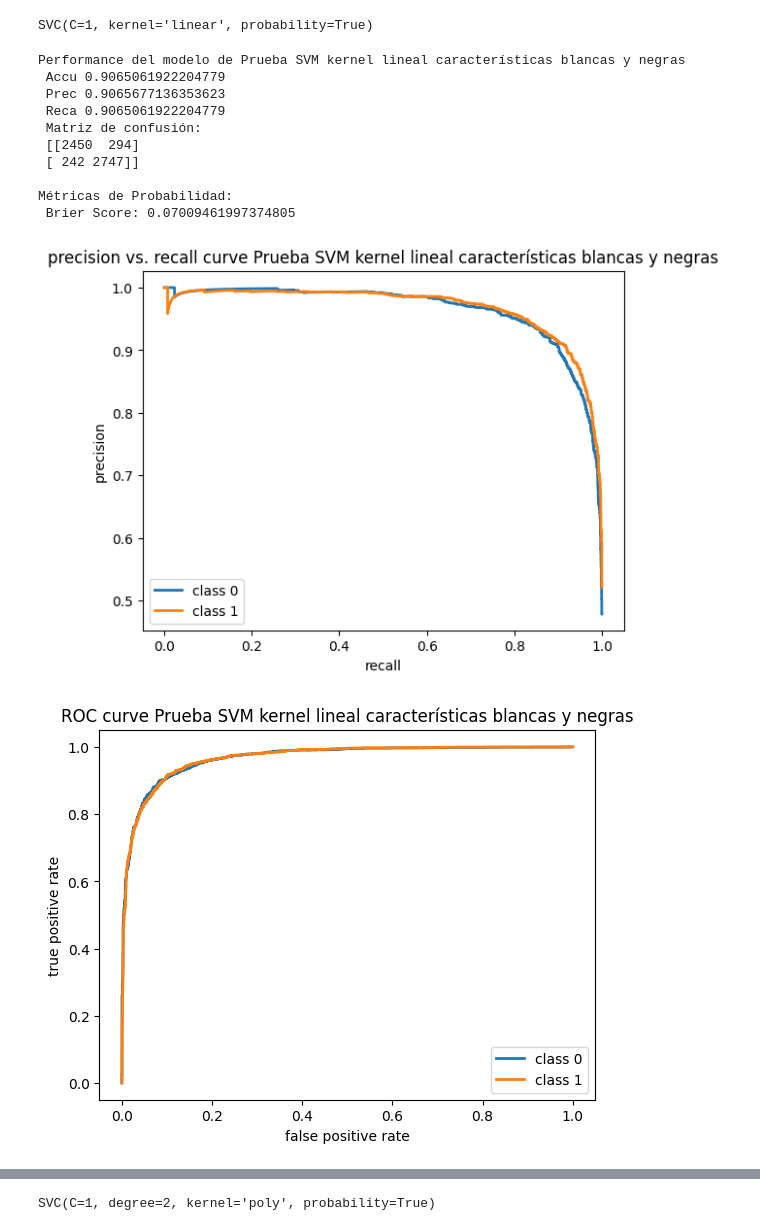
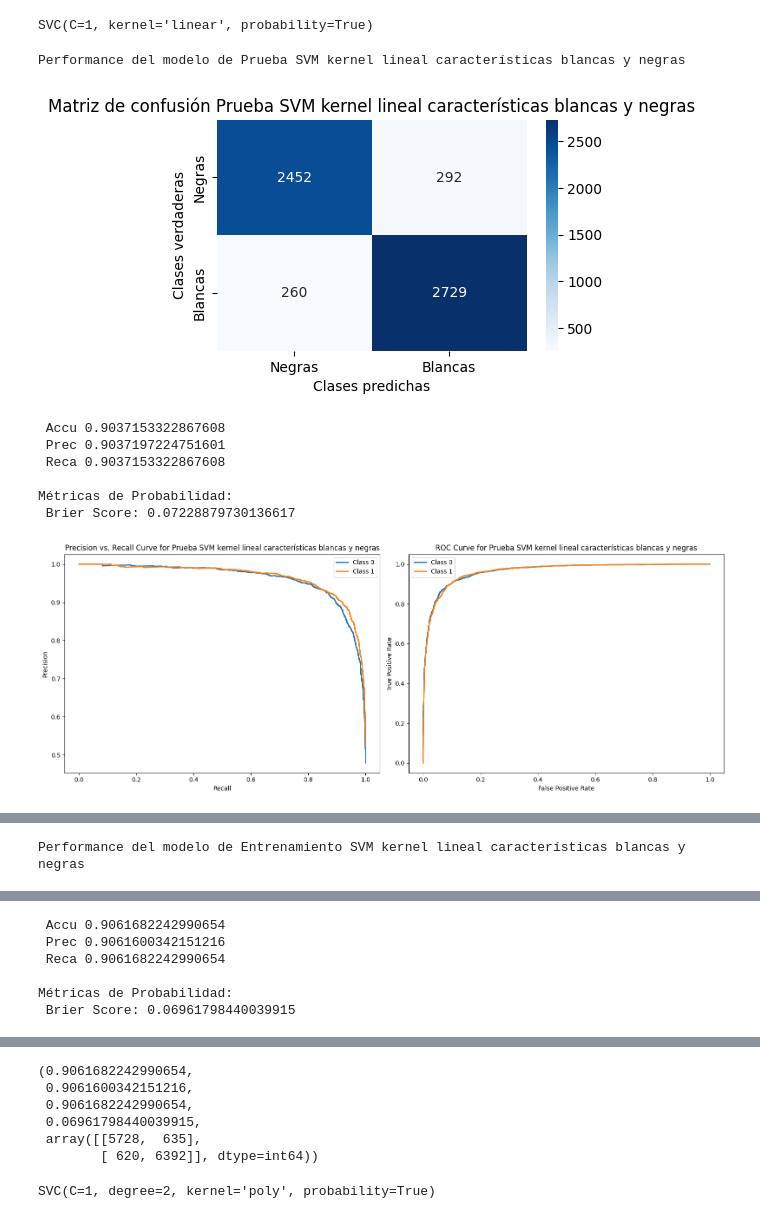
Before and after one commit to AlexNoelHdz/CHESS_openings, a Jupyter notebook: Benchmarking_2.ipynb, the cells around one changed output, grey strips where cells are left out. Saved outputs shown, nothing was run; the diff lists cells and outputs as text; code cells hidden in the pictures.

```diff
--- a/Benchmarking_2.ipynb
+++ b/Benchmarking_2.ipynb
@@ -8,6 +8,7 @@ import pandas as pd
 from sklearn.model_selection import train_test_split
 import warnings
 warnings.filterwarnings('ignore')
+CLASS_NAMES = ["Negras", "Blancas"]
 # %%
 data_path = "../CHESS/data/df_3_cod.csv"
 df_3 = pd.read_csv(data_path)
@@ -69,21 +70,18 @@ SVC(C=1, kernel='linear', probability=True)
 # %%
 # Salida Y & "hat" (ŷ) que denota predicciones estimadas.
 Yhat_linear_test = mod_linear.predict(X_test)
 Yhat_linear_train = mod_linear.predict(X_train)
 Yhat_linear_test_prob = mod_linear.predict_proba(X_test)
 Yhat_linear_train_prob = mod_linear.predict_proba(X_train)
-eval_perform_multi_class(Y_test,Yhat_linear_test,Yhat_linear_test_prob,2,"Prueba SVM kernel lineal características blancas y negras")
-eval_perform_multi_class(Y_train,Yhat_linear_train,Yhat_linear_train_prob,2, "Entrenamiento SVM kernel lineal características blancas y negras")
+eval_perform_multi_class(Y_test,Yhat_linear_test,Yhat_linear_test_prob,CLASS_NAMES,"Prueba SVM kernel lineal características blancas y negras")
+eval_perform_multi_class(Y_train,Yhat_linear_train,Yhat_linear_train_prob,CLASS_NAMES, "Entrenamiento SVM kernel lineal características blancas y negras")
 # %% [output]
 Performance del modelo de Prueba SVM kernel lineal características blancas y negras
- Accu 0.9065061922204779
- Prec 0.9065677136353623
- Reca 0.9065061922204779
- Matriz de confusión:
- [[2450  294]
- [ 242 2747]]
-
-Métricas de Probabilidad:
- Brier Score: 0.07009461997374805
-[figure, old version]
+[figure, new version]
+ Accu 0.9037153322867608
+ Prec 0.9037197224751601
+ Reca 0.9037153322867608
+
+Métricas de Probabilidad:
+ Brier Score: 0.07228879730136617
-[figure, old version]
+[figure, new version]
@@ -99,0 +88 @@ Métricas de Probabilidad:
+Performance del modelo de Entrenamiento SVM kernel lineal características blancas y negras
@@ -100,0 +90,6 @@ Métricas de Probabilidad:
+ Accu 0.9061682242990654
+ Prec 0.9061600342151216
+ Reca 0.9061682242990654
+
+Métricas de Probabilidad:
+ Brier Score: 0.06961798440039915
@@ -108,3 +97,9 @@ Métricas de Probabilidad:
+(0.9061682242990654,
+ 0.9061600342151216,
+ 0.9061682242990654,
+ 0.06961798440039915,
+ array([[5728,  635],
+        [ 620, 6392]], dtype=int64))
 # %%
 mod_poly.fit(X_train, Y_train)
 # %% [output]
```
Also changed, not shown: parts of 16 cells of this notebook, 22 other files.
